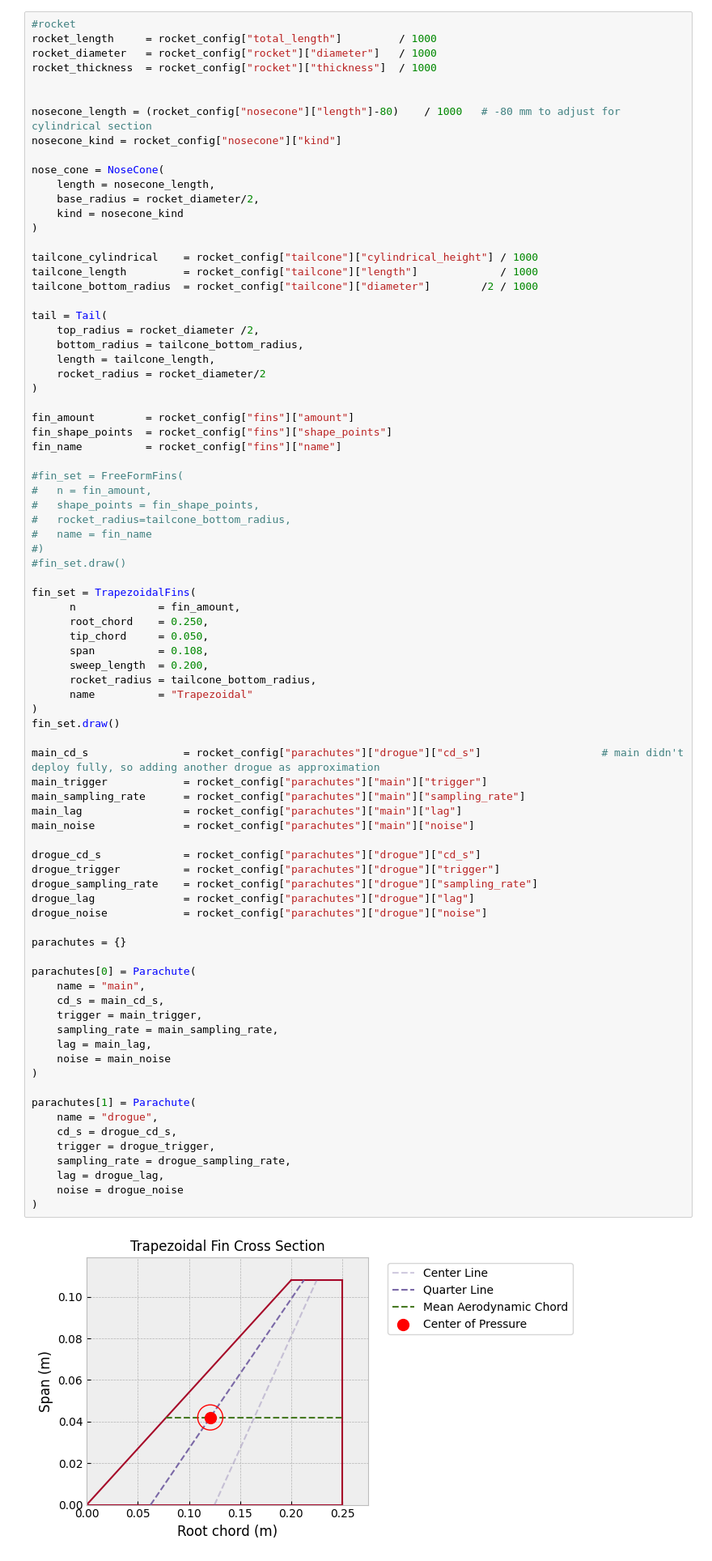
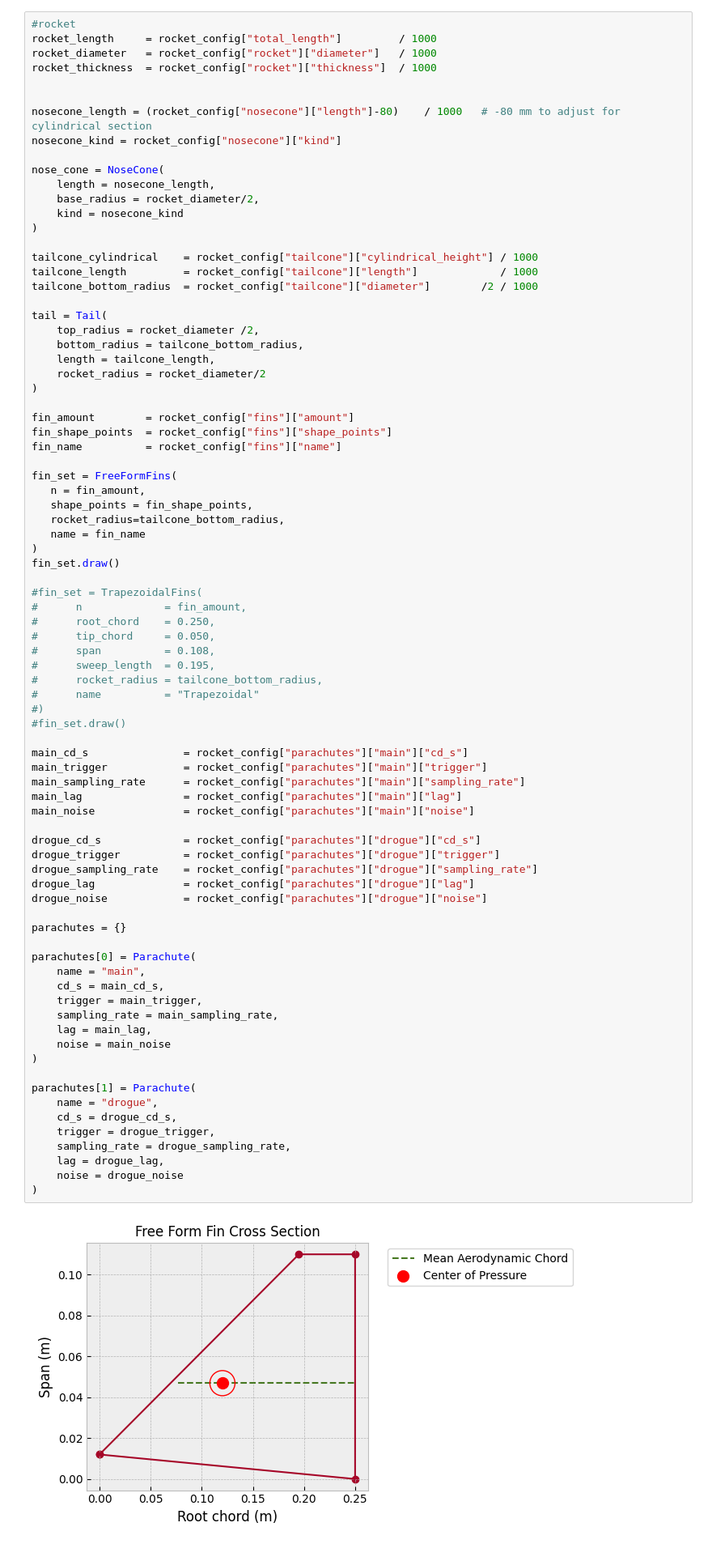
Before and after one commit to SpaceTeam/Lamarr_Flight_Simulation_RocketPy, a Jupyter notebook: ALBATROSS_Simulation.ipynb, the cells around one changed output. Shown at 81% size. Saved outputs shown, nothing was run; the diff lists cells and outputs as text.

```diff
--- a/ALBATROSS_Simulation.ipynb
+++ b/ALBATROSS_Simulation.ipynb
@@ -249,58 +253,58 @@ fin_amount        = rocket_config["fins"]["amount"]
 fin_shape_points  = rocket_config["fins"]["shape_points"]
 fin_name          = rocket_config["fins"]["name"]
 
-#fin_set = FreeFormFins(
-#   n = fin_amount,
-#   shape_points = fin_shape_points,
-#   rocket_radius=tailcone_bottom_radius,
-#   name = fin_name
+fin_set = FreeFormFins(
+   n = fin_amount,
+   shape_points = fin_shape_points,
+   rocket_radius=tailcone_bottom_radius,
+   name = fin_name
+)
+fin_set.draw()
+
+#fin_set = TrapezoidalFins(
+#      n             = fin_amount,
+#      root_chord    = 0.250,
+#      tip_chord     = 0.050,
+#      span          = 0.108,
+#      sweep_length  = 0.195,
+#      rocket_radius = tailcone_bottom_radius,
+#      name          = "Trapezoidal"
 #)
 #fin_set.draw()
 
-fin_set = TrapezoidalFins(
-      n             = fin_amount,
-      root_chord    = 0.250,
-      tip_chord     = 0.050,
-      span          = 0.108,
-      sweep_length  = 0.200,
-      rocket_radius = tailcone_bottom_radius,
-      name          = "Trapezoidal"
-)
-fin_set.draw()
-
-main_cd_s               = rocket_config["parachutes"]["drogue"]["cd_s"]                   # main didn't deploy fully, so adding another drogue as approximation
+main_cd_s               = rocket_config["parachutes"]["main"]["cd_s"]
 main_trigger            = rocket_config["parachutes"]["main"]["trigger"]
 main_sampling_rate      = rocket_config["parachutes"]["main"]["sampling_rate"]
 main_lag                = rocket_config["parachutes"]["main"]["lag"]
 main_noise              = rocket_config["parachutes"]["main"]["noise"]
 
 drogue_cd_s             = rocket_config["parachutes"]["drogue"]["cd_s"]
 drogue_trigger          = rocket_config["parachutes"]["drogue"]["trigger"]
 drogue_sampling_rate    = rocket_config["parachutes"]["drogue"]["sampling_rate"]
 drogue_lag              = rocket_config["parachutes"]["drogue"]["lag"]
 drogue_noise            = rocket_config["parachutes"]["drogue"]["noise"]
 
 parachutes = {}
 
 parachutes[0] = Parachute(
     name = "main",
     cd_s = main_cd_s,
     trigger = main_trigger,
     sampling_rate = main_sampling_rate,
     lag = main_lag,
     noise = main_noise
 )
 
 parachutes[1] = Parachute(
     name = "drogue",
     cd_s = drogue_cd_s,
     trigger = drogue_trigger,
     sampling_rate = drogue_sampling_rate,
     lag = drogue_lag,
     noise = drogue_noise
 )
 # %% [output]
-[figure, old version]
+[figure, new version]
 # %% [markdown]
 ### ALBATROSS
 # %%
```
Also changed, not shown: parts of 8 cells of this notebook, 3 other files.
